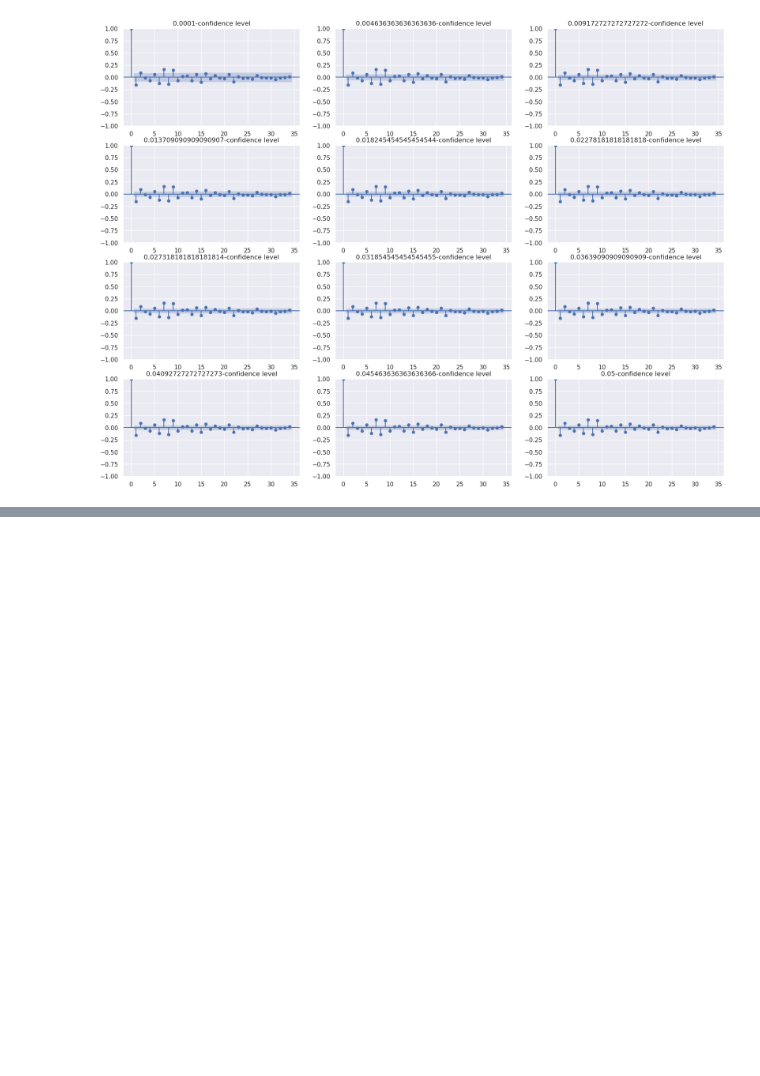
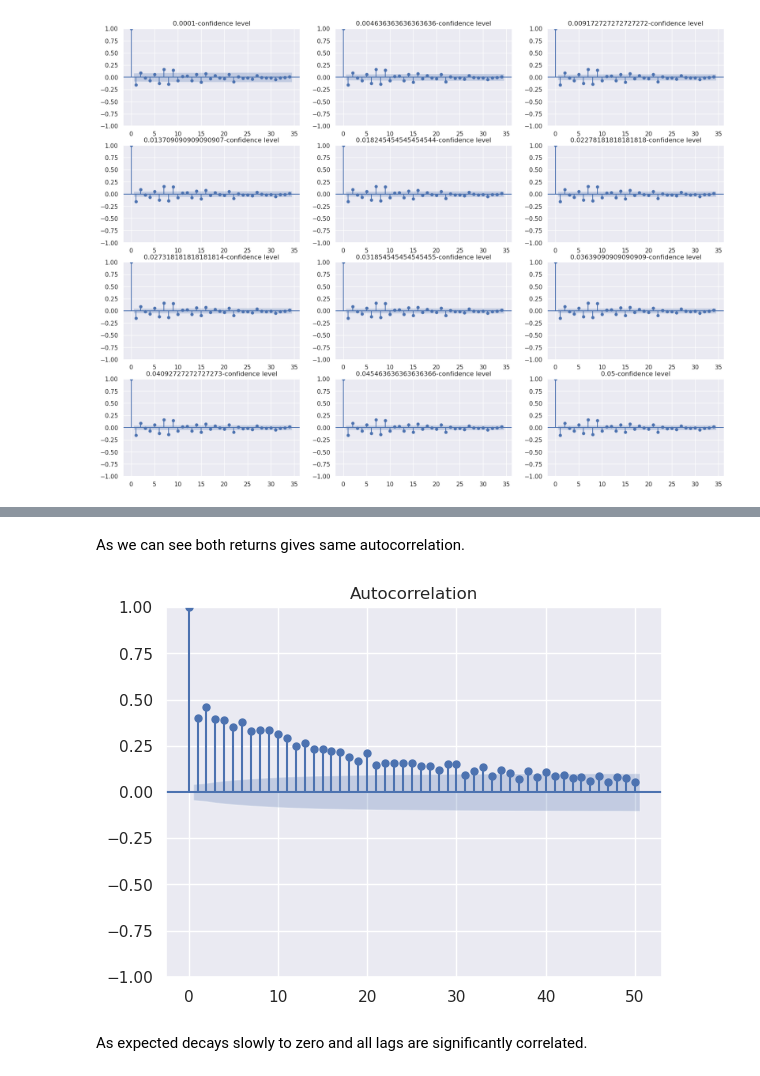
Before and after one commit to bhavinmoriya/Python-for-Financial-Analysis-and-Algorithmic-Trading, a Jupyter notebook: statistics-in-finance.ipynb, the cells around one changed output, grey strips where cells are left out. Drawn from its saved outputs; the diff is of its cells as text; code cells hidden in the pictures; blank space fills up the shorter version.

```diff
--- a/statistics-in-finance.ipynb
+++ b/statistics-in-finance.ipynb
@@ -178,0 +181,9 @@ plot_acf(sp_ret,
+# %% [markdown]
+As we can see both returns gives same autocorrelation.
+# %%
+plot_acf(np.abs(sp_ret),
+        lags=50);
+# %% [output]
+[figure, added]
+# %% [markdown]
+As expected decays slowly to zero and all lags are significantly correlated.
```
Also changed, not shown: parts of 8 cells of this notebook.
